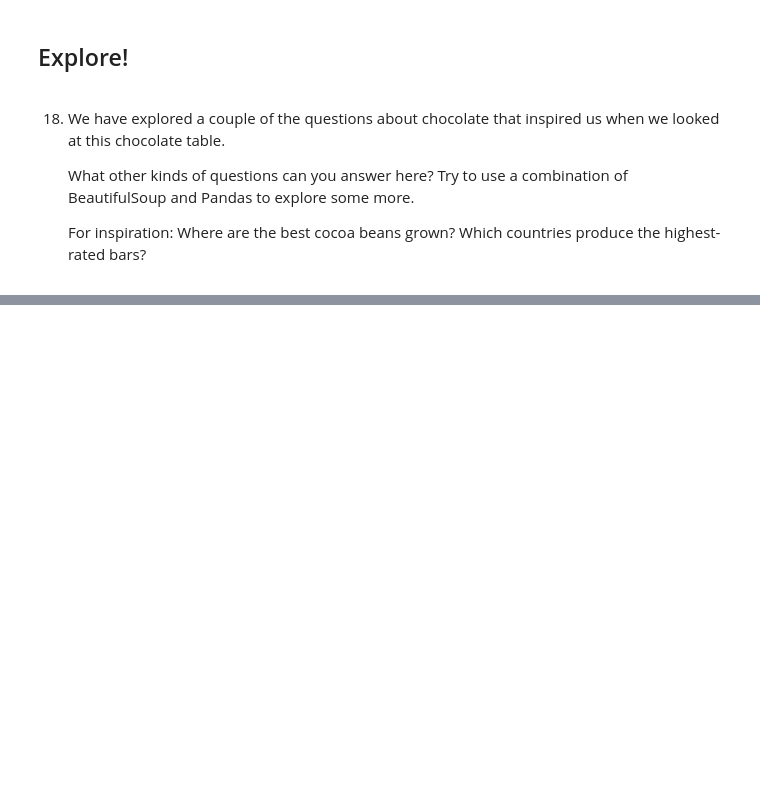
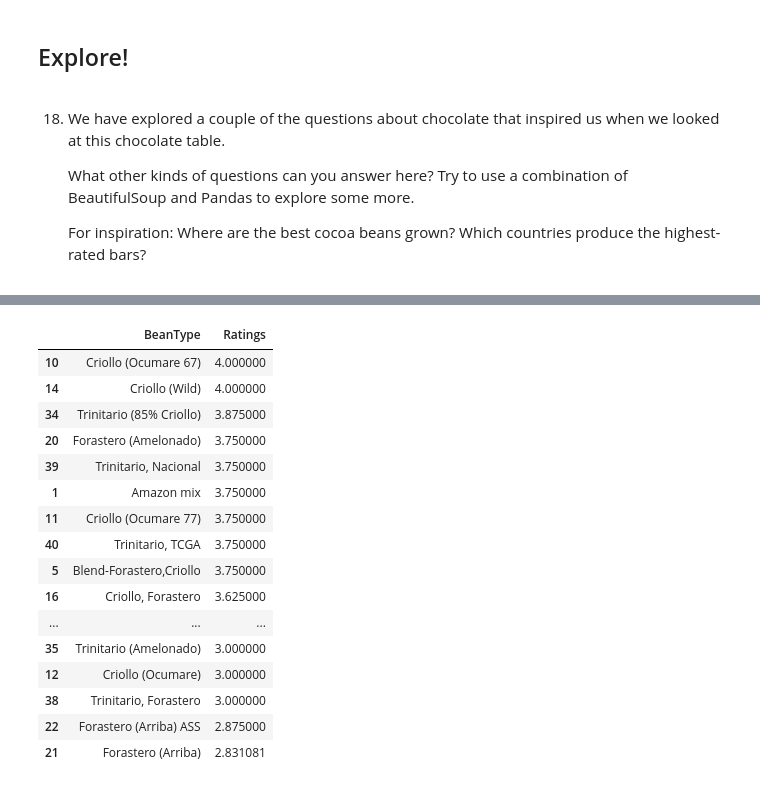
Before and after one commit to Kubiti/chocolate-scraping, a Jupyter notebook: [Chocolate Scraping with Beautiful Soup].ipynb, the cells around one changed output, grey strips where cells are left out. Saved outputs shown, nothing was run; the diff lists cells and outputs as text; code cells hidden in the pictures; blank space fills up the shorter version.

```diff
--- a/[Chocolate Scraping with Beautiful Soup].ipynb
+++ b/[Chocolate Scraping with Beautiful Soup].ipynb
@@ -304,0 +327,21 @@ plt.show()
+# %%
+avg_bean_rating = chocolate_df.groupby('BeanType').Ratings.mean().reset_index()
+avg_bean_rating
+# %% [output]
+|  | BeanType | Ratings |
+| 10 | Criollo (Ocumare 67) | 4.000000 |
+| 14 | Criollo (Wild) | 4.000000 |
+| 34 | Trinitario (85% Criollo) | 3.875000 |
+| 20 | Forastero (Amelonado) | 3.750000 |
+| 39 | Trinitario, Nacional | 3.750000 |
+| 1 | Amazon mix | 3.750000 |
+| 11 | Criollo (Ocumare 77) | 3.750000 |
+| 40 | Trinitario, TCGA | 3.750000 |
+| 5 | Blend-Forastero,Criollo | 3.750000 |
+| 16 | Criollo, Forastero | 3.625000 |
+| ... | ... | ... |
+| 35 | Trinitario (Amelonado) | 3.000000 |
+| 12 | Criollo (Ocumare) | 3.000000 |
+| 38 | Trinitario, Forastero | 3.000000 |
+| 22 | Forastero (Arriba) ASS | 2.875000 |
+| 21 | Forastero (Arriba) | 2.831081 |
```
Also changed, not shown: parts of 5 cells of this notebook, 1 other file.
